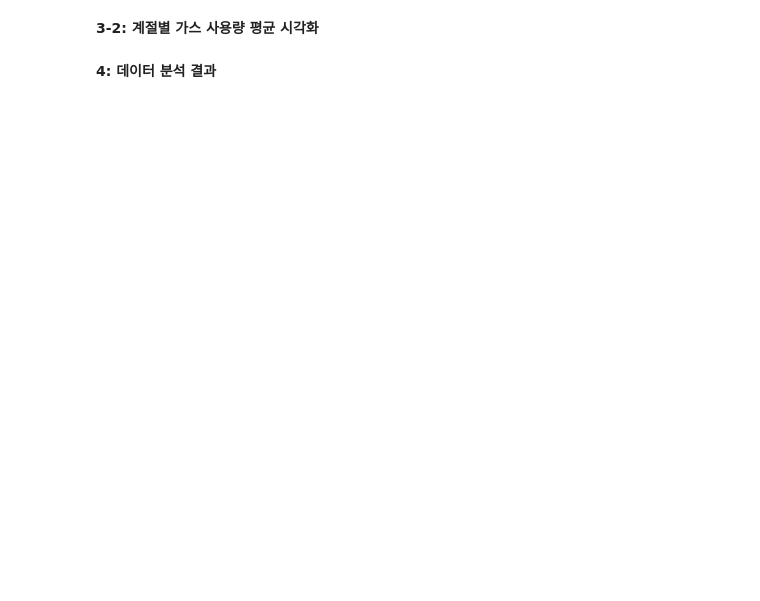
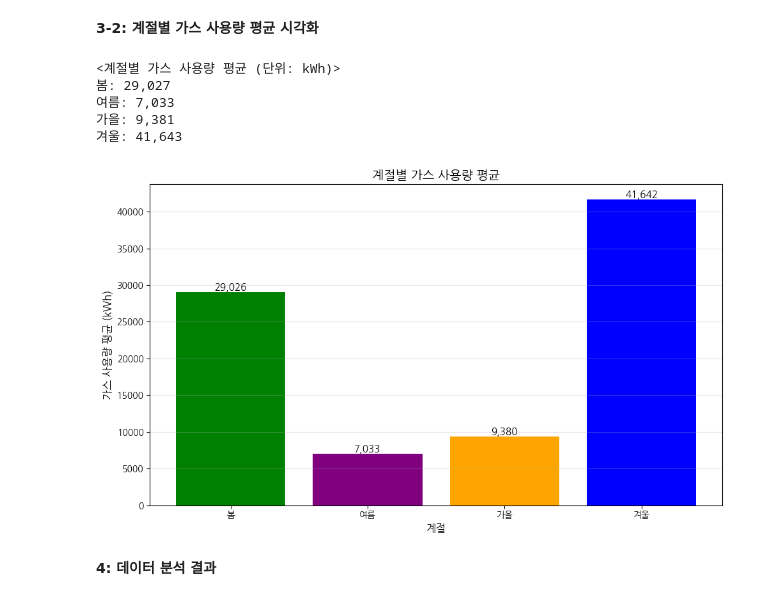
Before and after one commit to inyminymoe/Data-Analysis-with-Open-Source, a Jupyter notebook: 오픈소스기반데이터분석(중간과제물)_강인영.ipynb, the cells around one changed output. Drawn from its saved outputs; the diff is of its cells as text; code cells hidden in the pictures; blank space fills up the shorter version.

```diff
--- a/오픈소스기반데이터분석(중간과제물)_강인영.ipynb
+++ b/오픈소스기반데이터분석(중간과제물)_강인영.ipynb
@@ -7,10 +7,24 @@ API 호출
 # %%
 # 설치 및 import
 !pip install pandas requests
+!apt-get -qq -y install fonts-nanum
 
 import requests
 import pandas as pd
 import matplotlib.pyplot as plt
+import warnings
+
+# 폰트 경고 무시
+warnings.filterwarnings('ignore', category=UserWarning)
+
+try:
+    plt.rcParams['font.family'] = 'NanumGothic'
+except:
+    pass
+
+plt.rcParams['axes.unicode_minus'] = False
+
+print("폰트 설정 완료")
 # %% [output]
 Requirement already satisfied: pandas in /usr/local/lib/python3.12/dist-packages (2.2.2)
 Requirement already satisfied: requests in /usr/local/lib/python3.12/dist-packages (2.32.4)
@@ -77,10 +92,6 @@ dtype: int64
 | 4 | 2015 | 01 | 강동구 | 상일1동 | 개인 | 아파트외 | TB_APT_N | 1393 | 173914 | 172003 | ... |
 5 rows × 62 columns
 # %%
-# 한글 폰트 설정
-plt.rcParams['font.family'] = 'Malgun Gothic'
-plt.rcParams['axes.unicode_minus'] = False
-
 # API 설정
 api_key = '7657646572696e7931313561474d6b41'
 
@@ -239,34 +301,41 @@ plt.show()
 # %%
 # 계절별로 그룹화해서 가스 사용량 평균 구하기
 seasonal_gas = df.groupby('계절')['가스사용량'].mean()
 
 # 계절 순서대로 정렬
 season_order = ['봄', '여름', '가을', '겨울']
 seasonal_gas = seasonal_gas.loc[season_order]
 
-print("\n=== 문제 3-2: 계절별 가스 사용량 평균 (단위: kWh) ===")
+print("\n<계절별 가스 사용량 평균 (단위: kWh)>")
 for season, value in seasonal_gas.items():
     print(f"{season}: {value:,.0f}")
 
 # 막대 그래프 그리기
 plt.figure(figsize=(10, 6))
-colors = ['lightgreen', 'gold', 'orange', 'skyblue']
+colors = ['green', 'purple', 'orange', 'blue']
 bars = plt.bar(seasonal_gas.index, seasonal_gas.values, color=colors)
 plt.title('계절별 가스 사용량 평균', fontsize=14)
 plt.xlabel('계절', fontsize=12)
 plt.ylabel('가스 사용량 평균 (kWh)', fontsize=12)
 plt.grid(axis='y', alpha=0.3)
 
 # 막대 위에 숫자 표시
 for bar in bars:
     height = bar.get_height()
     plt.text(bar.get_x() + bar.get_width()/2., height,
              f'{int(height):,}',
              ha='center', va='bottom', fontsize=11)
 
 plt.tight_layout()
 plt.savefig('계절별_가스_사용량.png', dpi=300)
 plt.show()
+# %% [output]
+<계절별 가스 사용량 평균 (단위: kWh)>
+봄: 29,027
+여름: 7,033
+가을: 9,381
+겨울: 41,643
+[figure, added]
 # %% [markdown]
 **4: 데이터 분석 결과**
 # %%
```
Also changed, not shown: parts of 6 cells of this notebook.
